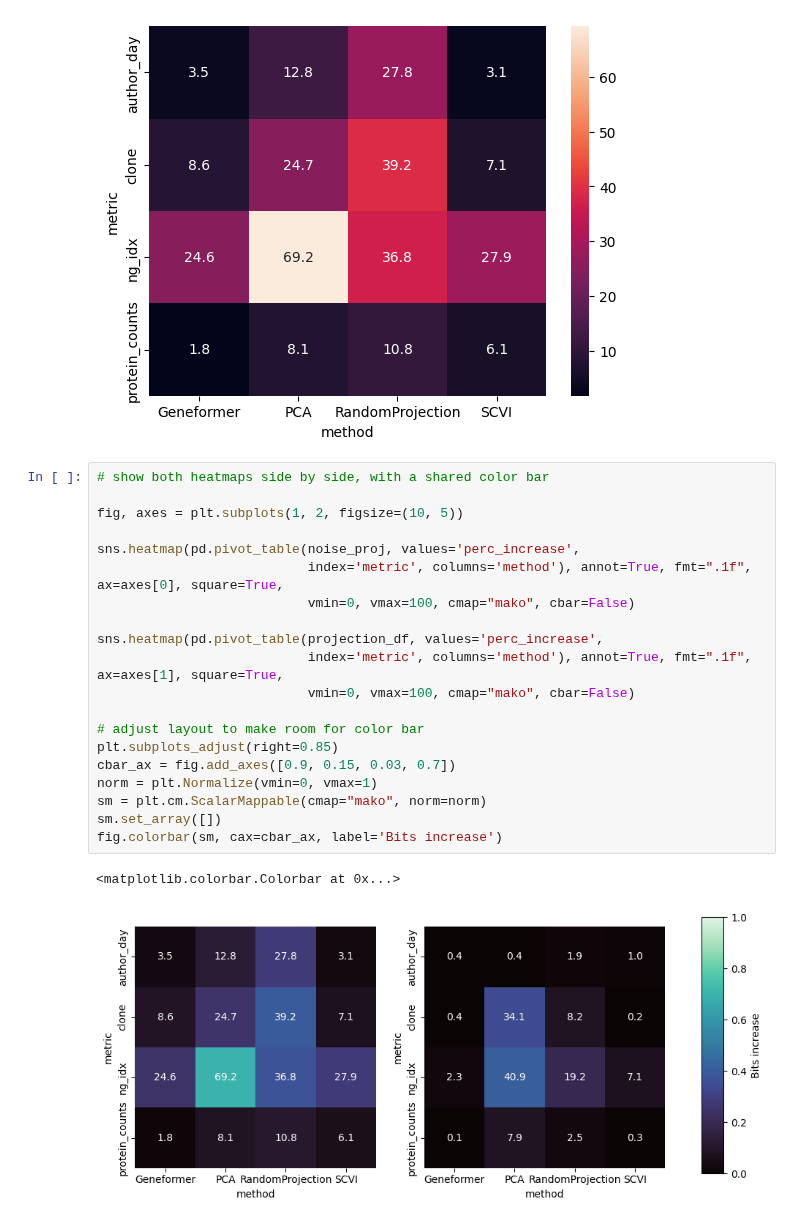
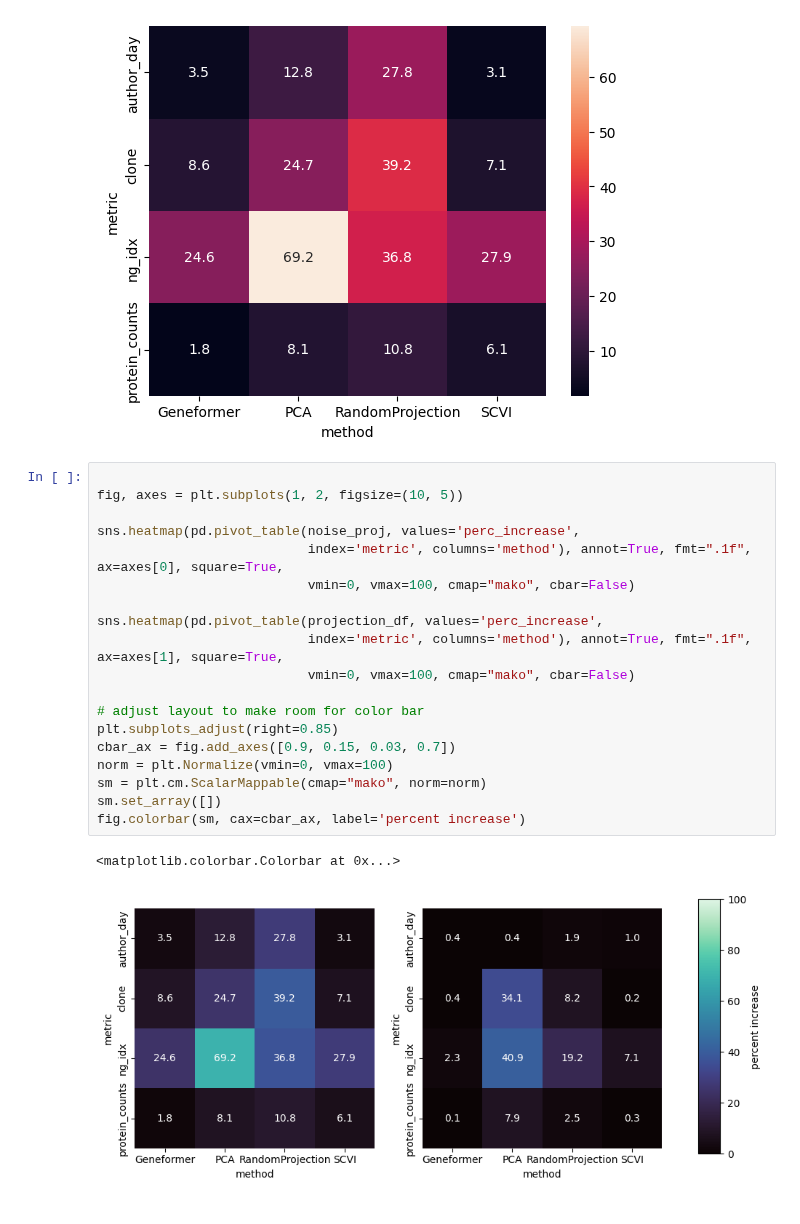
Before and after one commit to igor-sadalski/Scaling-up-measurement-noise-scaling-laws, a Jupyter notebook: analysis/projections.ipynb, the cells around one changed output. Drawn from its saved outputs; the diff is of its cells as text.

```diff
--- a/analysis/projections.ipynb
+++ b/analysis/projections.ipynb
@@ -222,25 +222,24 @@ Name: perc_increase, dtype: float64
 <Axes: xlabel='method', ylabel='metric'>
 [figure]
 # %%
-# show both heatmaps side by side, with a shared color bar
 
 fig, axes = plt.subplots(1, 2, figsize=(10, 5))
 
 sns.heatmap(pd.pivot_table(noise_proj, values='perc_increase',
                            index='metric', columns='method'), annot=True, fmt=".1f", ax=axes[0], square=True,
                            vmin=0, vmax=100, cmap="mako", cbar=False)
 
 sns.heatmap(pd.pivot_table(projection_df, values='perc_increase',
                            index='metric', columns='method'), annot=True, fmt=".1f", ax=axes[1], square=True,
                            vmin=0, vmax=100, cmap="mako", cbar=False)
 
 # adjust layout to make room for color bar
 plt.subplots_adjust(right=0.85)
 cbar_ax = fig.add_axes([0.9, 0.15, 0.03, 0.7])
-norm = plt.Normalize(vmin=0, vmax=1)
+norm = plt.Normalize(vmin=0, vmax=100)
 sm = plt.cm.ScalarMappable(cmap="mako", norm=norm)
 sm.set_array([])
-fig.colorbar(sm, cax=cbar_ax, label='Bits increase')
+fig.colorbar(sm, cax=cbar_ax, label='percent increase')
 # %% [output]
 <matplotlib.colorbar.Colorbar at 0x...>
-[figure, old version]
+[figure, new version]
```
Also changed, not shown: parts of 1 cell of this notebook, 2 other files.
